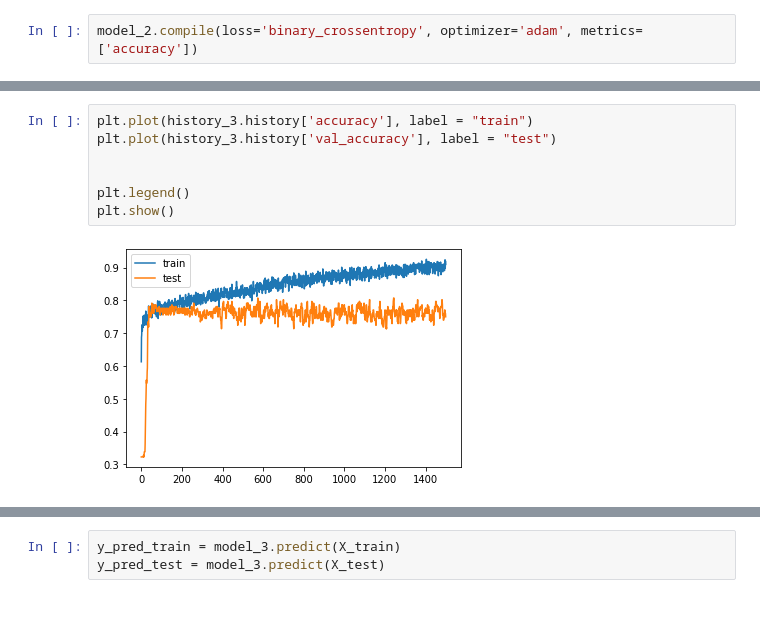
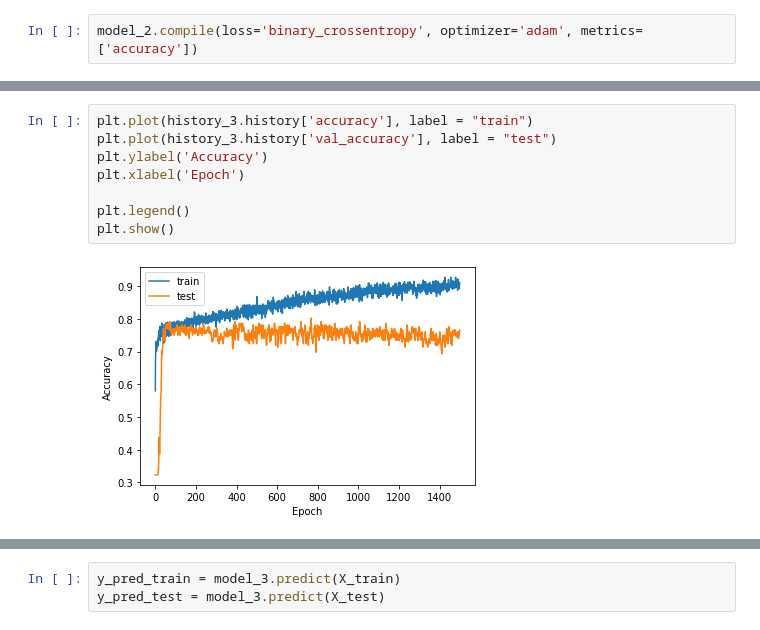
Before and after one commit to nkwasniak/diebtesPrediction, a Jupyter notebook: DNN.ipynb, the cells around one changed output, grey strips where cells are left out. Drawn from its saved outputs; the diff is of its cells as text.

```diff
--- a/DNN.ipynb
+++ b/DNN.ipynb
@@ -241,12 +253,13 @@ accuracy*100
 # %%
 plt.plot(history_3.history['accuracy'], label = "train")
 plt.plot(history_3.history['val_accuracy'], label = "test")
-
+plt.ylabel('Accuracy')
+plt.xlabel('Epoch')
 
 plt.legend()
 plt.show()
 # %% [output]
-[figure, old version]
+[figure, new version]
 # %%
 plt.plot(history_3.history['loss'], label = "train")
 plt.plot(history_3.history['val_loss'], label = "test")
```
Also changed, not shown: parts of 20 cells of this notebook, 9 other files.
